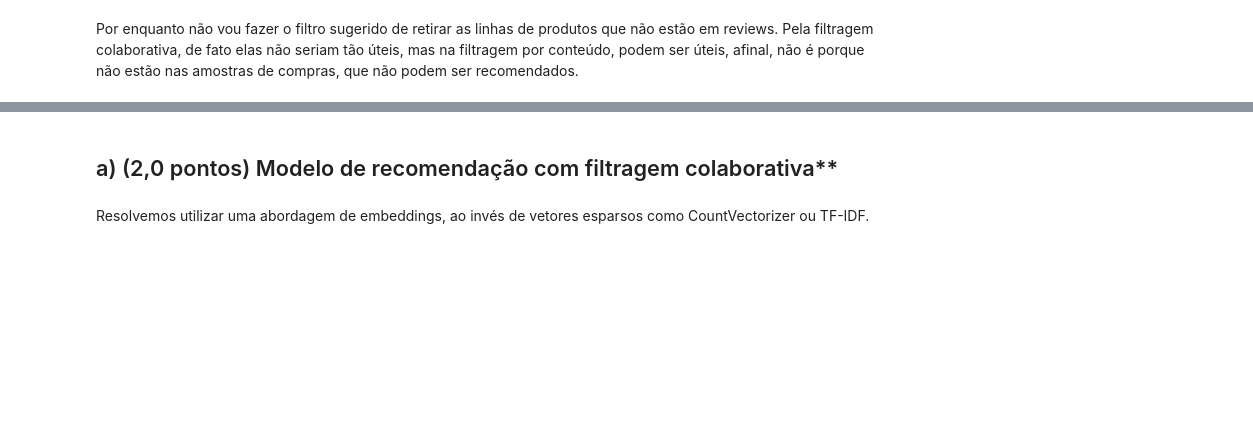
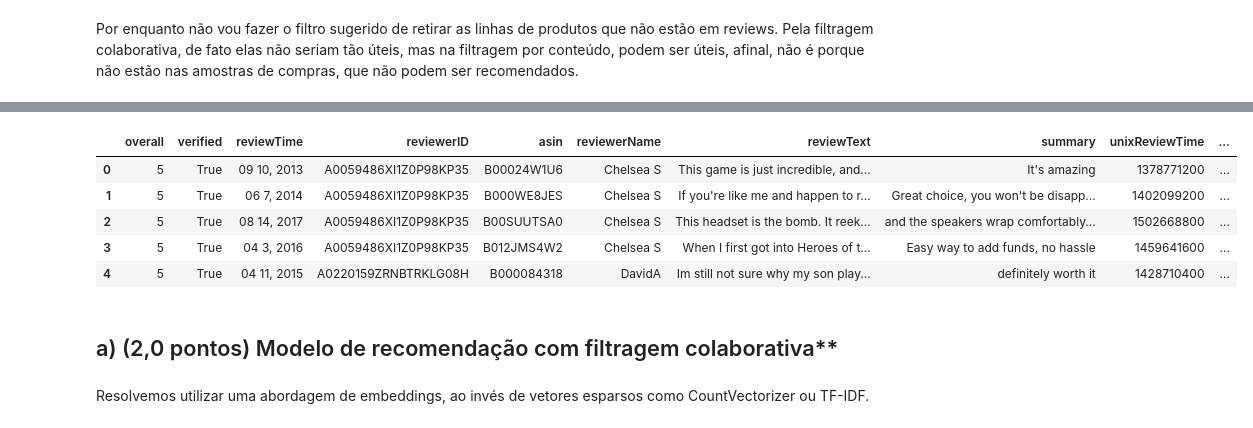
Before and after one commit to arturnovais/RecSYS---class---test, a Jupyter notebook: AMNS_MAIN.ipynb, the cells around one changed output, grey strips where cells are left out. Cells and saved outputs as stored; diff of their text form; code cells hidden in the pictures; blank space fills up the shorter version.

```diff
--- a/AMNS_MAIN.ipynb
+++ b/AMNS_MAIN.ipynb
@@ -355,4 +396,15 @@ metadata_df_filtrado[metadata_df_filtrado.duplicated(subset='asin', keep=False)]
+# %%
+'''Formatando a coluna brand'''
+
+df_metadata.loc[:, 'brand'] = (
+    df_metadata['brand']
+    .str.replace("\n", "", regex=True)  # Remover quebras de linha
+    .str.replace("by", "", regex=True)  # Remover a palavra "by"
+    .str.replace(" ", "", regex=True)  # Remover espaços
+    .str.lower()  # Converter para letras minúsculas
+)
 # %%
-# Por algum motivo, temos duplicatas no dataset de produtos, sendo
-# redundância de informações, vamos removê-las.
-metadata_df_filtrado.drop_duplicates(subset=['asin'], inplace=True)
+'''Eliminando duplicadas'''
+
+# Por algum motivo, temos duplicatas no dataset de produtos, sendo redundância de informações, vamos removê-las.
+df_metadata.drop_duplicates(subset=['asin'], inplace=True)
@@ -452,3 +456,18 @@ metadata_df_filtrado.head()
+# %%
+df_final = reviews_df_filtrado.merge(df_metadata, on='asin', how='left', suffixes=('', '_produto'))
+
+rename_columns = {col: f"{col}_produto" for col in df_metadata.columns.difference(reviews_df_filtrado.columns)}
+df_final.rename(columns=rename_columns, inplace=True)
+df_final = df_final.dropna()
+# %%
+df_final.head()
+# %% [output]
+|  | overall | verified | reviewTime | reviewerID | asin | reviewerName | reviewText | summary | unixReviewTime | ... |
+| 0 | 5 | True | 09 10, 2013 | A0059486XI1Z0P98KP35 | B00024W1U6 | Chelsea S | This game is just incredible, and... | It's amazing | 1378771200 | ... |
+| 1 | 5 | True | 06 7, 2014 | A0059486XI1Z0P98KP35 | B000WE8JES | Chelsea S | If you're like me and happen to r... | Great choice, you won't be disapp... | 1402099200 | ... |
+| 2 | 5 | True | 08 14, 2017 | A0059486XI1Z0P98KP35 | B00SUUTSA0 | Chelsea S | This headset is the bomb. It reek... | and the speakers wrap comfortably... | 1502668800 | ... |
+| 3 | 5 | True | 04 3, 2016 | A0059486XI1Z0P98KP35 | B012JMS4W2 | Chelsea S | When I first got into Heroes of t... | Easy way to add funds, no hassle | 1459641600 | ... |
+| 4 | 5 | True | 04 11, 2015 | A0220159ZRNBTRKLG08H | B000084318 | DavidA | Im still not sure why my son play... | definitely worth it | 1428710400 | ... |
 # %% [markdown]
 ## a) (2,0 pontos) Modelo de recomendação com filtragem colaborativa**
 # %% [markdown]
```
Also changed, not shown: parts of 43 cells of this notebook.
